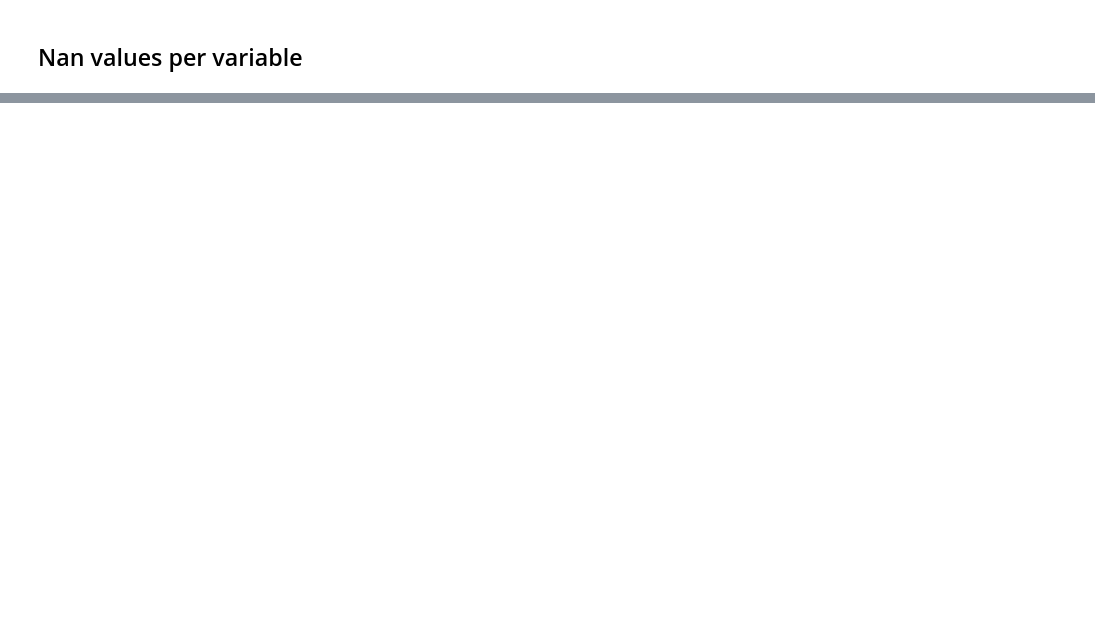
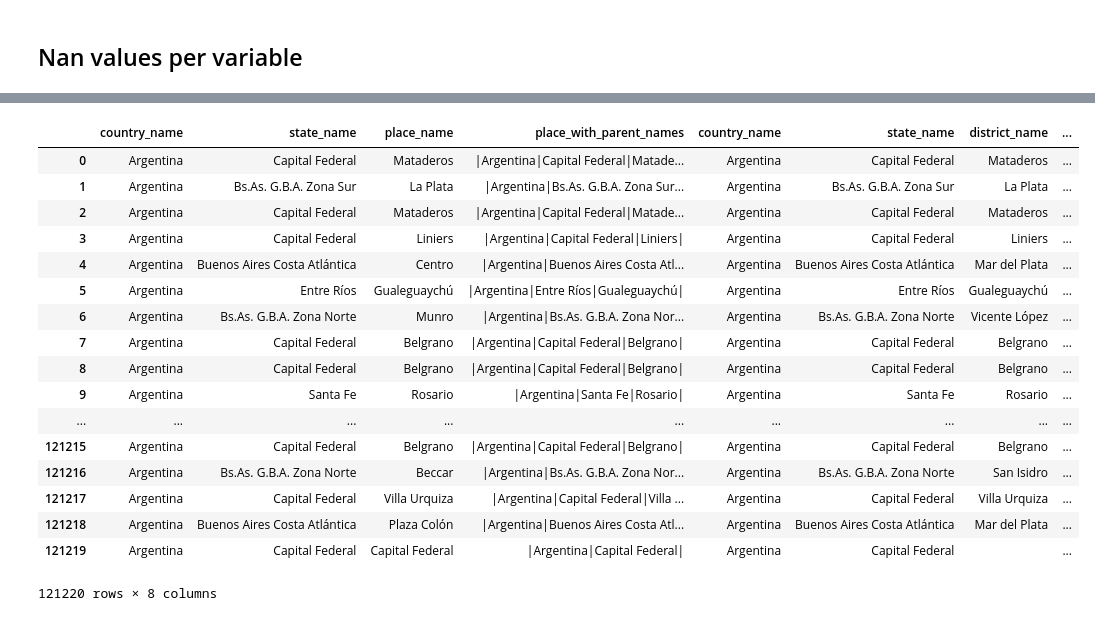
Before and after one commit to rgvillar/properati, a Jupyter notebook: Properati.ipynb, the cells around one changed output, grey strips where cells are left out. Drawn from its saved outputs; the diff is of its cells as text; code cells hidden in the pictures; blank space fills up the shorter version.

```diff
--- a/Properati.ipynb
+++ b/Properati.ipynb
@@ -121,0 +147,2 @@ dtype: int64
+# %%
+dfprop['place_name'].fillna( value = 'Tigre', inplace = True)
@@ -121,0 +183,2 @@ dtype: int64
+# %%
+dfprop.fillna({'surface_total_in_m2' : dfprop['surface_covered_in_m2']}, inplace = True)
@@ -121,0 +219,2 @@ dtype: int64
+# %%
+dfprop.fillna({'surface_covered_in_m2' : dfprop['surface_total_in_m2']}, inplace = True)
@@ -121,0 +260,39 @@ dtype: int64
+# %%
+# Split por el caracter "|"
+dfplacename=[sublista.split('|') for sublista in dfprop['place_with_parent_names']]
+
+# De cada una de las listas quito el ultimo y el primer valor ya que son vacios
+# ['', 'Argentina', 'Bs.As. G.B.A. Zona Norte', 'Vicente López', 'Munro', '']
+dfplacename=[sublista[1:5] for sublista in dfplacename]
+
+#
+dfprop['district_name']=[str(sublista[2]) for sublista in dfplacename]
+
+dfprop['city_name']=[sublista[3] if len(sublista)>3 else '' for sublista in dfplacename]
+
+# originalmente viene  'country_name','state_name','place_name'
+# Yo diria de dejar estas columnas 'country_name','state_name','district_name','city_name'
+# A partir de esas hacer las imputaciones
+
+# Es mas con el geonamid o con lat-lon podriamos ver de completar los valores nulos
+
+dfprop[['country_name','state_name','place_name','place_with_parent_names','country_name','state_name','district_name','city_name']]
+# %% [output]
+|  | country_name | state_name | place_name | place_with_parent_names | country_name | state_name | district_name | ... |
+| 0 | Argentina | Capital Federal | Mataderos | |Argentina|Capital Federal|Matade... | Argentina | Capital Federal | Mataderos | ... |
+| 1 | Argentina | Bs.As. G.B.A. Zona Sur | La Plata | |Argentina|Bs.As. G.B.A. Zona Sur... | Argentina | Bs.As. G.B.A. Zona Sur | La Plata | ... |
+| 2 | Argentina | Capital Federal | Mataderos | |Argentina|Capital Federal|Matade... | Argentina | Capital Federal | Mataderos | ... |
+| 3 | Argentina | Capital Federal | Liniers | |Argentina|Capital Federal|Liniers| | Argentina | Capital Federal | Liniers | ... |
+| 4 | Argentina | Buenos Aires Costa Atlántica | Centro | |Argentina|Buenos Aires Costa Atl... | Argentina | Buenos Aires Costa Atlántica | Mar del Plata | ... |
+| 5 | Argentina | Entre Ríos | Gualeguaychú | |Argentina|Entre Ríos|Gualeguaychú| | Argentina | Entre Ríos | Gualeguaychú | ... |
+| 6 | Argentina | Bs.As. G.B.A. Zona Norte | Munro | |Argentina|Bs.As. G.B.A. Zona Nor... | Argentina | Bs.As. G.B.A. Zona Norte | Vicente López | ... |
+| 7 | Argentina | Capital Federal | Belgrano | |Argentina|Capital Federal|Belgrano| | Argentina | Capital Federal | Belgrano | ... |
+| 8 | Argentina | Capital Federal | Belgrano | |Argentina|Capital Federal|Belgrano| | Argentina | Capital Federal | Belgrano | ... |
+| 9 | Argentina | Santa Fe | Rosario | |Argentina|Santa Fe|Rosario| | Argentina | Santa Fe | Rosario | ... |
+| ... | ... | ... | ... | ... | ... | ... | ... | ... |
+| 121215 | Argentina | Capital Federal | Belgrano | |Argentina|Capital Federal|Belgrano| | Argentina | Capital Federal | Belgrano | ... |
+| 121216 | Argentina | Bs.As. G.B.A. Zona Norte | Beccar | |Argentina|Bs.As. G.B.A. Zona Nor... | Argentina | Bs.As. G.B.A. Zona Norte | San Isidro | ... |
+| 121217 | Argentina | Capital Federal | Villa Urquiza | |Argentina|Capital Federal|Villa ... | Argentina | Capital Federal | Villa Urquiza | ... |
+| 121218 | Argentina | Buenos Aires Costa Atlántica | Plaza Colón | |Argentina|Buenos Aires Costa Atl... | Argentina | Buenos Aires Costa Atlántica | Mar del Plata | ... |
+| 121219 | Argentina | Capital Federal | Capital Federal | |Argentina|Capital Federal| | Argentina | Capital Federal |  | ... |
+121220 rows × 8 columns
```
Also changed, not shown: parts of 22 cells of this notebook.
